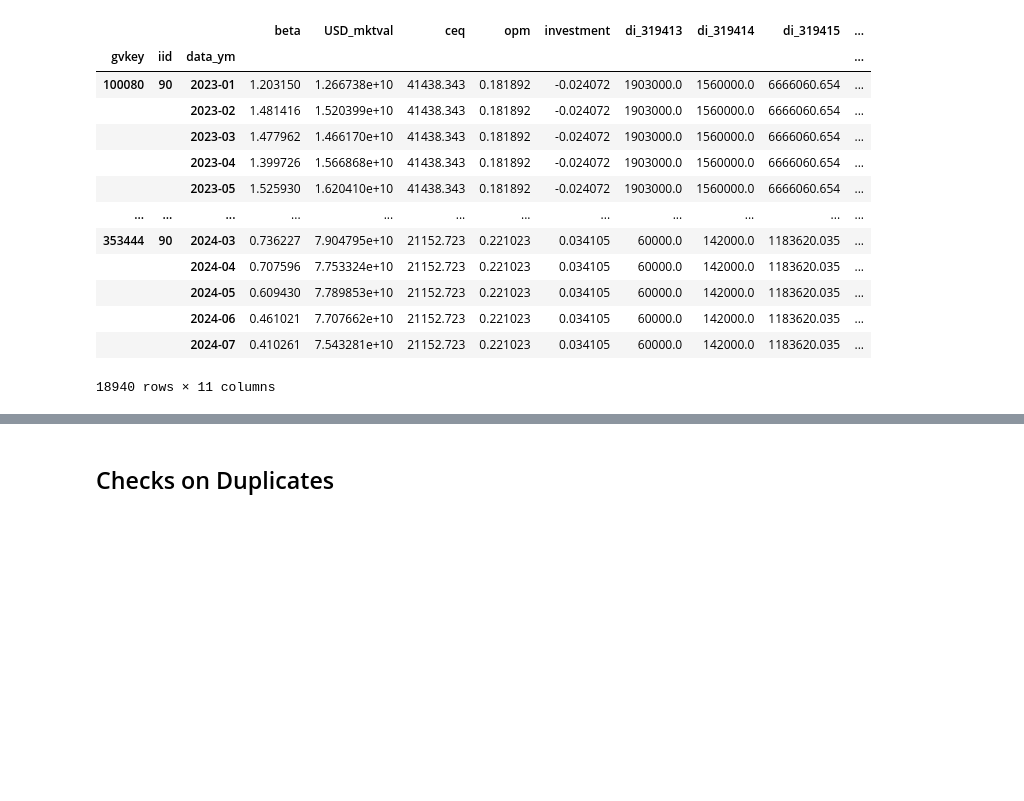
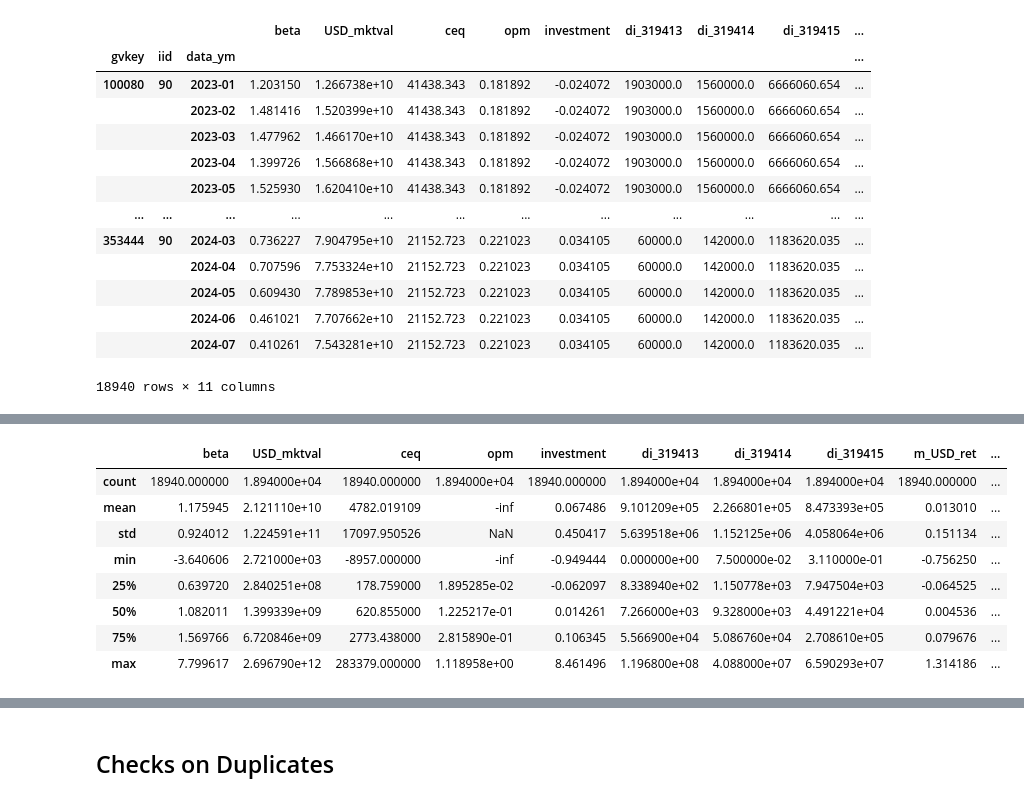
Before and after one commit to varunchodanker/MSc-Individual-Project, a Jupyter notebook: Phase1.ipynb, the cells around one changed output, grey strips where cells are left out. Drawn from its saved outputs; the diff is of its cells as text; code cells hidden in the pictures; blank space fills up the shorter version.

```diff
--- a/Phase1.ipynb
+++ b/Phase1.ipynb
@@ -2502,0 +2520,12 @@ _ = np.log(fm_reg_df["di_319415"])
+# %%
+fm_reg_df.describe()
+# %% [output]
+|  | beta | USD_mktval | ceq | opm | investment | di_319413 | di_319414 | di_319415 | m_USD_ret | ... |
+| count | 18940.000000 | 1.894000e+04 | 18940.000000 | 1.894000e+04 | 18940.000000 | 1.894000e+04 | 1.894000e+04 | 1.894000e+04 | 18940.000000 | ... |
+| mean | 1.175945 | 2.121110e+10 | 4782.019109 | -inf | 0.067486 | 9.101209e+05 | 2.266801e+05 | 8.473393e+05 | 0.013010 | ... |
+| std | 0.924012 | 1.224591e+11 | 17097.950526 | NaN | 0.450417 | 5.639518e+06 | 1.152125e+06 | 4.058064e+06 | 0.151134 | ... |
+| min | -3.640606 | 2.721000e+03 | -8957.000000 | -inf | -0.949444 | 0.000000e+00 | 7.500000e-02 | 3.110000e-01 | -0.756250 | ... |
+| 25% | 0.639720 | 2.840251e+08 | 178.759000 | 1.895285e-02 | -0.062097 | 8.338940e+02 | 1.150778e+03 | 7.947504e+03 | -0.064525 | ... |
+| 50% | 1.082011 | 1.399339e+09 | 620.855000 | 1.225217e-01 | 0.014261 | 7.266000e+03 | 9.328000e+03 | 4.491221e+04 | 0.004536 | ... |
+| 75% | 1.569766 | 6.720846e+09 | 2773.438000 | 2.815890e-01 | 0.106345 | 5.566900e+04 | 5.086760e+04 | 2.708610e+05 | 0.079676 | ... |
+| max | 7.799617 | 2.696790e+12 | 283379.000000 | 1.118958e+00 | 8.461496 | 1.196800e+08 | 4.088000e+07 | 6.590293e+07 | 1.314186 | ... |
```
Also changed, not shown: parts of 4 cells of this notebook.
